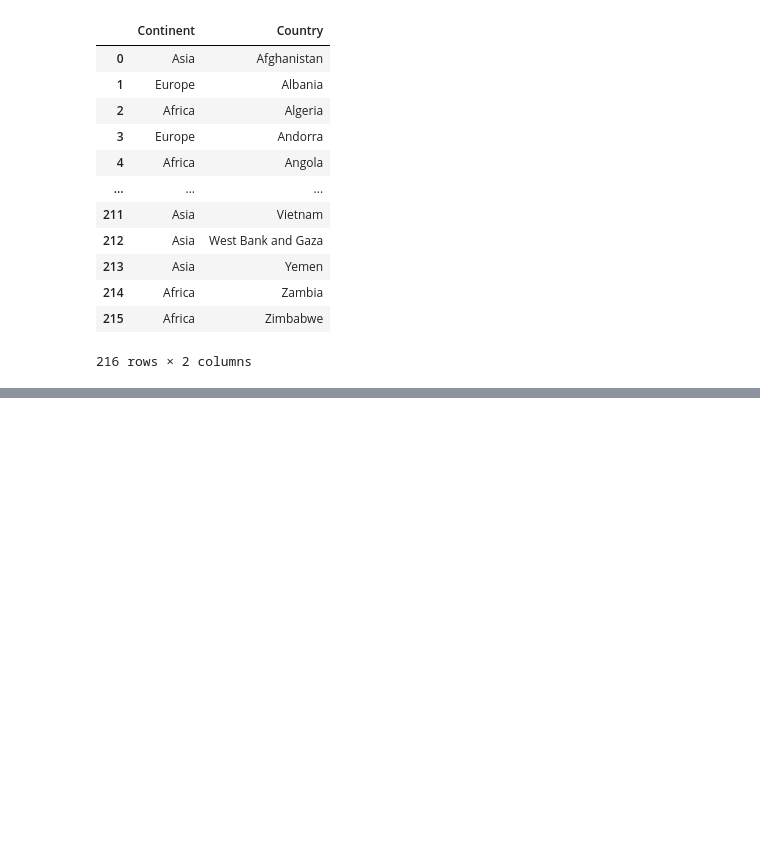
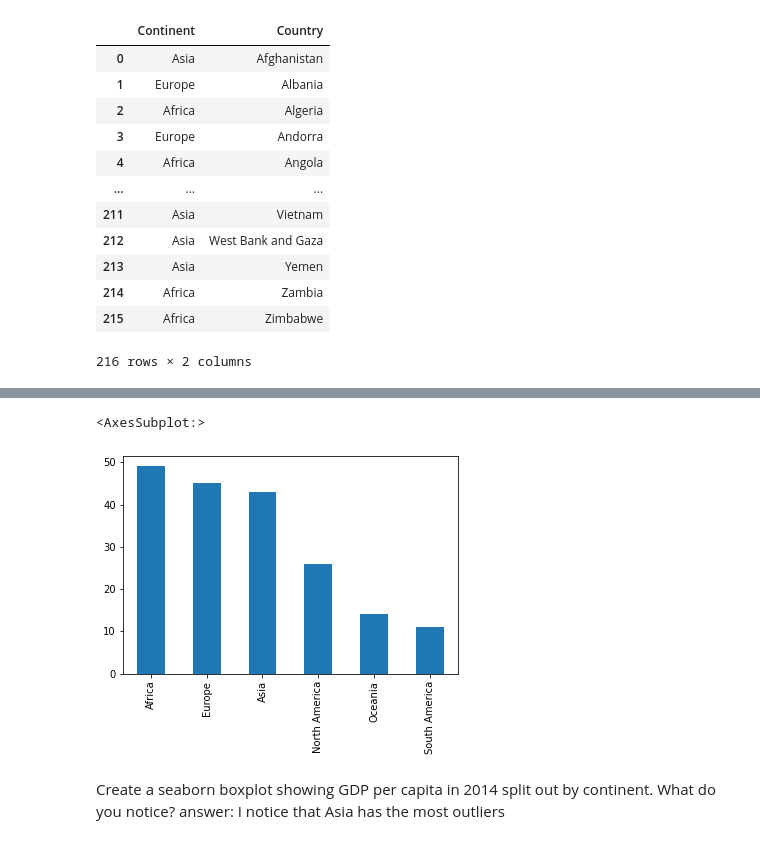
Before and after one commit to nss-data-science-cohort-5/un_exploration-jcrando, a Jupyter notebook: notebooks/un_exploration-.ipynb, the cells around one changed output, grey strips where cells are left out. Drawn from its saved outputs; the diff is of its cells as text; code cells hidden in the pictures; blank space fills up the shorter version.

```diff
--- a/notebooks/un_exploration-.ipynb
+++ b/notebooks/un_exploration-.ipynb
@@ -477,0 +491,4 @@ On question 19
+# %%
+dups_dropped=only_cont_and_coun.drop_duplicates()
+# %%
+answer_for_20=dups_dropped['Continent'].value_counts()
@@ -477,0 +505,8 @@ On question 19
+# %%
+answer_for_20.plot(kind='bar')
+# %% [output]
+<AxesSubplot:>
+[figure, added]
+# %% [markdown]
+Create a seaborn boxplot showing GDP per capita in 2014 split out by continent. What do you notice?
+answer: I notice that Asia has the most outliers
```
Also changed, not shown: parts of 14 cells of this notebook.
